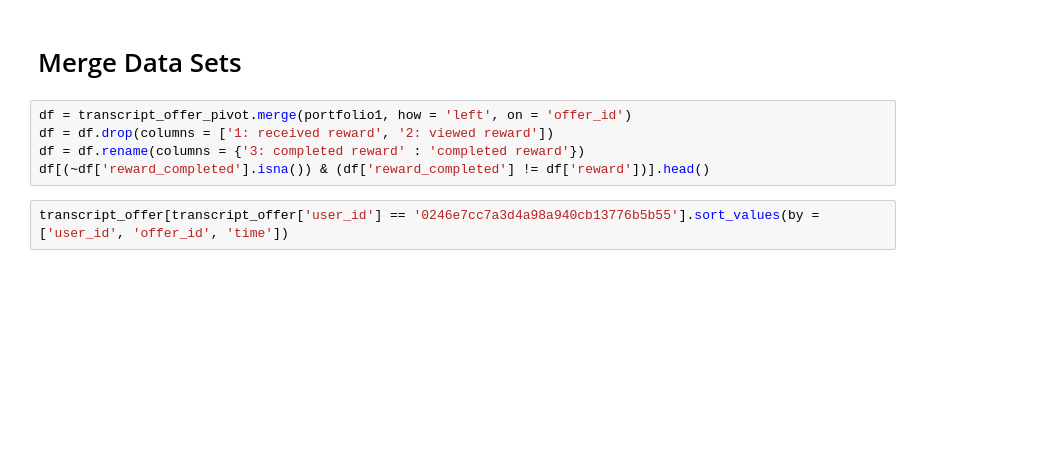
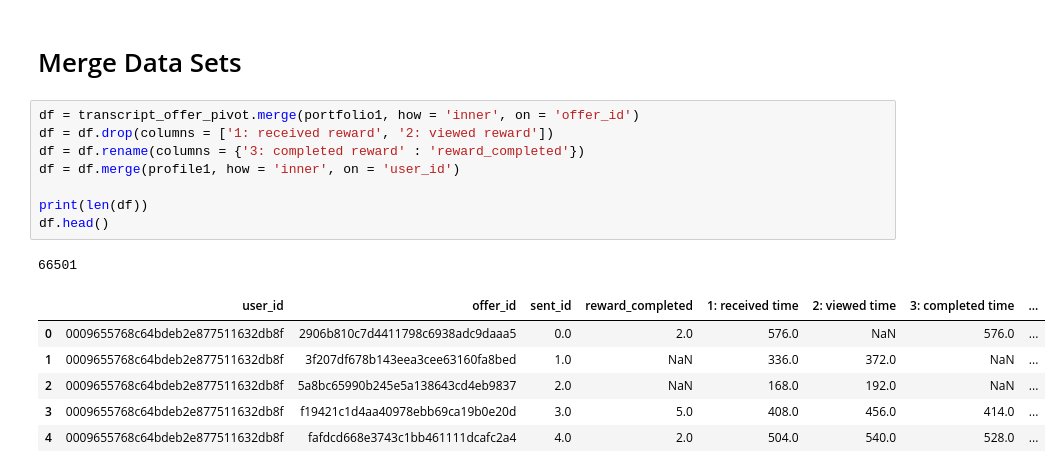
Before and after one commit to chrapkus/starbucks_analysis, a Jupyter notebook: Starbucks_Capstone_notebook.ipynb, the cells around one changed output. Drawn from its saved outputs; the diff is of its cells as text; blank space fills up the shorter version.

```diff
--- a/Starbucks_Capstone_notebook.ipynb
+++ b/Starbucks_Capstone_notebook.ipynb
@@ -406,9 +439,18 @@ transcript_offer_pivot.head(20)
 # %% [markdown]
 # Merge Data Sets
 # %%
-df = transcript_offer_pivot.merge(portfolio1, how = 'left', on = 'offer_id')
+df = transcript_offer_pivot.merge(portfolio1, how = 'inner', on = 'offer_id')
 df = df.drop(columns = ['1: received reward', '2: viewed reward'])
-df = df.rename(columns = {'3: completed reward' : 'completed reward'})
-df[(~df['reward_completed'].isna()) & (df['reward_completed'] != df['reward'])].head()
+df = df.rename(columns = {'3: completed reward' : 'reward_completed'})
+df = df.merge(profile1, how = 'inner', on = 'user_id')
+
+print(len(df))
+df.head()
+# %% [output]
+66501
+|  | user_id | offer_id | sent_id | reward_completed | 1: received time | 2: viewed time | 3: completed time | ... |
+| 0 | 0009655768c64bdeb2e877511632db8f | 2906b810c7d4411798c6938adc9daaa5 | 0.0 | 2.0 | 576.0 | NaN | 576.0 | ... |
+| 1 | 0009655768c64bdeb2e877511632db8f | 3f207df678b143eea3cee63160fa8bed | 1.0 | NaN | 336.0 | 372.0 | NaN | ... |
+| 2 | 0009655768c64bdeb2e877511632db8f | 5a8bc65990b245e5a138643cd4eb9837 | 2.0 | NaN | 168.0 | 192.0 | NaN | ... |
+| 3 | 0009655768c64bdeb2e877511632db8f | f19421c1d4aa40978ebb69ca19b0e20d | 3.0 | 5.0 | 408.0 | 456.0 | 414.0 | ... |
+| 4 | 0009655768c64bdeb2e877511632db8f | fafdcd668e3743c1bb461111dcafc2a4 | 4.0 | 2.0 | 504.0 | 540.0 | 528.0 | ... |
-# %%
-transcript_offer[transcript_offer['user_id'] == '0246e7cc7a3d4a98a940cb13776b5b55'].sort_values(by = ['user_id', 'offer_id', 'time'])
```
Also changed, not shown: parts of 44 cells of this notebook, 1 other file.
